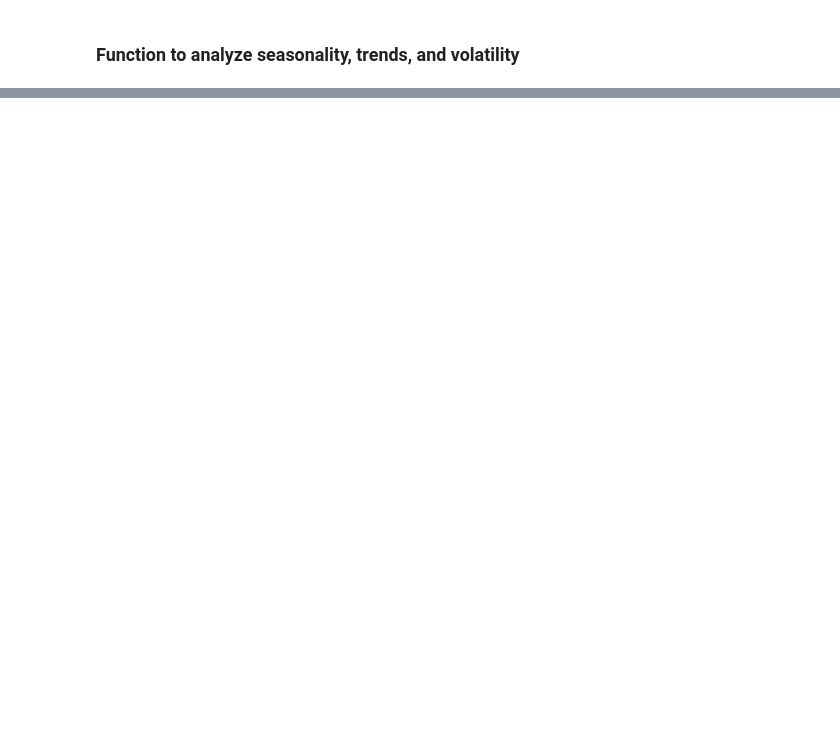
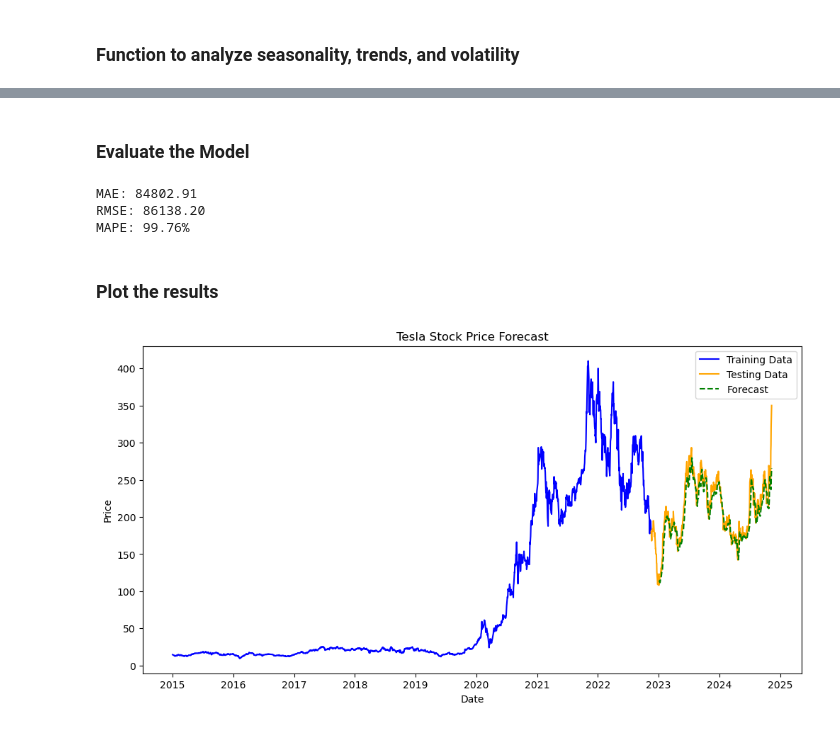
Before and after one commit to KingBetse/Kifiya-AIM-W11, a Jupyter notebook: notebook/Time Series Forecasting.ipynb, the cells around one changed output, grey strips where cells are left out. Cells and saved outputs as stored; diff of their text form; code cells hidden in the pictures; blank space fills up the shorter version.

Commit message:
finished Forecast Future Market Trends  and Optimize Portfolio Based on Forecast

```diff
--- a/notebook/Time Series Forecasting.ipynb
+++ b/notebook/Time Series Forecasting.ipynb
@@ -293,0 +335,4 @@ Sharpe Ratio for SPY: 0.7989272439471399
+# %%
+# Reshape input to be [samples, time steps, features]
+X_train = X_train.reshape(X_train.shape[0], X_train.shape[1], 1)
+X_test = X_test.reshape(X_test.shape[0], X_test.shape[1], 1)
@@ -293,0 +350,2 @@ Sharpe Ratio for SPY: 0.7989272439471399
+# %%
+model.compile(optimizer='adam', loss='mean_squared_error')
@@ -293,0 +354,2 @@ Sharpe Ratio for SPY: 0.7989272439471399
+# %%
+model.fit(X_train, y_train, epochs=50, batch_size=32)
@@ -293,0 +377,20 @@ Sharpe Ratio for SPY: 0.7989272439471399
+# %%
+# Generate predictions
+train_predict = model.predict(X_train)
+test_predict = model.predict(X_test)
+
+# Reshape predictions for inverse transformation
+train_predict = train_predict.reshape(-1, 1)
+test_predict = test_predict.reshape(-1, 1)
+
+# Padding train and test predictions with zeros to match the original data shape
+train_predict_padded = np.concatenate([train_predict, np.zeros((train_predict.shape[0], scaled_data.shape[1] - 1))], axis=1)
+test_predict_padded = np.concatenate([test_predict, np.zeros((test_predict.shape[0], scaled_data.shape[1] - 1))], axis=1)
+
+# Inverse transform
+train_predict = scaler.inverse_transform(train_predict_padded)[:, 0]  # Only keep the first column (target variable)
+test_predict = scaler.inverse_transform(test_predict_padded)[:, 0]
+
+# Inverse transform for y_test as well if needed
+y_test_padded = np.concatenate([y_test.reshape(-1, 1), np.zeros((y_test.shape[0], scaled_data.shape[1] - 1))], axis=1)
+y_test = scaler.inverse_transform(y_test_padded)[:, 0]
@@ -293,0 +400,33 @@ Sharpe Ratio for SPY: 0.7989272439471399
+# %% [markdown]
+### Evaluate the Model
+# %%
+mae = mean_absolute_error(y_test, test_predict)
+rmse = mean_squared_error(y_test, test_predict, squared=False)
+mape = mean_absolute_percentage_error(y_test, test_predict)
+
+print(f'MAE: {mae:.2f}')
+print(f'RMSE: {rmse:.2f}')
+print(f'MAPE: {mape:.2%}')
+# %% [output]
+MAE: 84802.91
+RMSE: 86138.20
+MAPE: 99.76%
+# %% [markdown]
+### Plot the results
+# %%
+plt.figure(figsize=(12, 6))
+
+# Plot original training and test data (non-scaled)
+plt.plot(combined_data.index[:train_size], combined_data['TSLA'][:train_size], label='Training Data', color='blue')
+plt.plot(combined_data.index[train_size:], combined_data['TSLA'][train_size:], label='Testing Data', color='orange')
+
+# Plot forecast (predictions)
+plt.plot(combined_data.index[train_size + time_step + 1:], test_predict, label='Forecast', color='green', linestyle='--')
+
+plt.title('Tesla Stock Price Forecast')
+plt.xlabel('Date')
+plt.ylabel('Price')
+plt.legend()
+plt.show()
+# %% [output]
+[figure, added]
```
Also changed, not shown: parts of 51 cells of this notebook.
